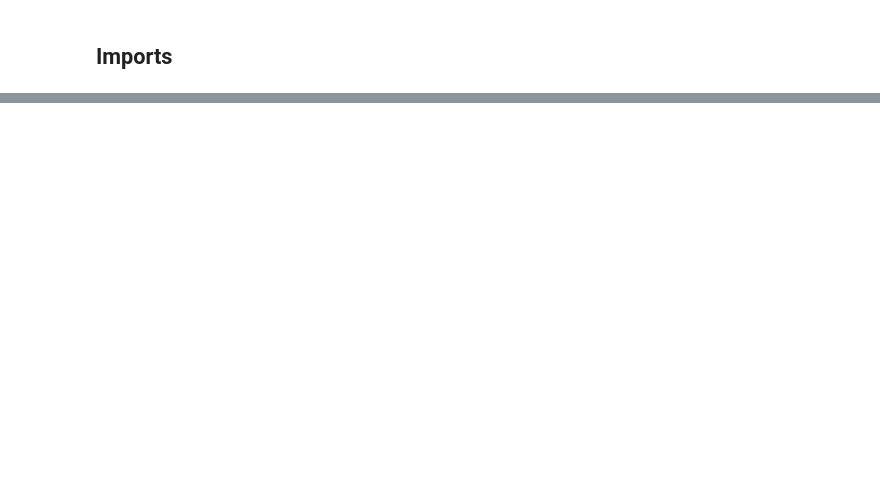
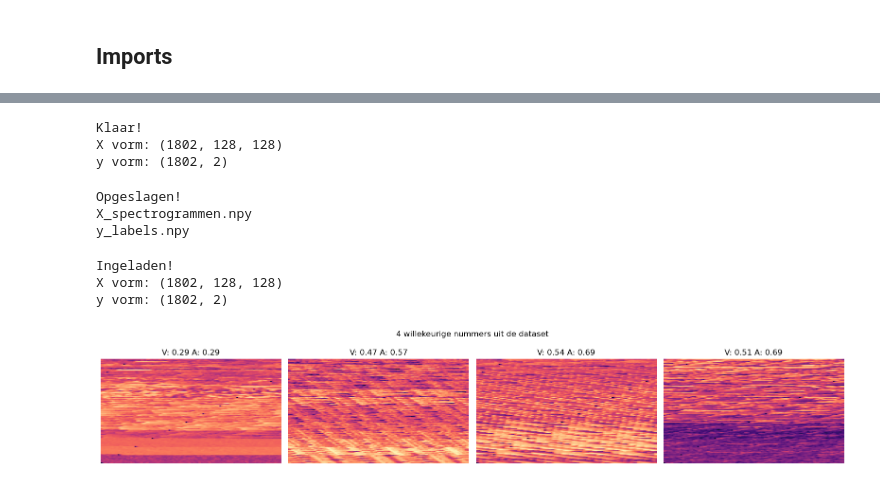
Before and after one commit to NimaGhafar/music_mood, a Jupyter notebook: music_mood.ipynb, the cells around one changed output, grey strips where cells are left out. Saved outputs shown, nothing was run; the diff lists cells and outputs as text; code cells hidden in the pictures; blank space fills up the shorter version.

```diff
--- a/music_mood.ipynb
+++ b/music_mood.ipynb
@@ -51,0 +317,77 @@ Naast de audio en de valence/arousal scores bevat DEAM ook nog:
+# %%
+for _, rij in tqdm(df.iterrows(), total=len(df)):
+    song_id = rij["song_id"]
+    bestand = os.path.join(audio_pad, f"{int(song_id)}.mp3")
+
+    try:
+        # Laad 30 seconden audio
+        y, sr = librosa.load(bestand, duration=30, sr=22050)
+
+        # Maak mel spectrogram
+        mel = librosa.feature.melspectrogram(y=y, sr=sr, n_mels=128)
+        mel_db = librosa.power_to_db(mel, ref=np.max)
+
+        # Schaal naar 128x128
+        mel_resized = np.resize(mel_db, DOEL_VORM)
+
+        # Normaliseer tussen 0 en 1
+        mel_norm = (mel_resized - mel_resized.min()) / (mel_resized.max() - mel_resized.min())
+
+        spectrogrammen.append(mel_norm)
+        labels.append([rij["valence"], rij["arousal"]])
+        gevonden_ids.append(song_id)
+
+    except Exception as e:
+        print(f"Fout bij nummer {song_id}: {e}")
+
+
+# Omzetten naar numpy arrays
+X = np.array(spectrogrammen)  # vorm: (1802, 128, 128)
+y_labels = np.array(labels)   # vorm: (1802, 2)
+
+print(f"\nKlaar!")
+print(f"X vorm: {X.shape}")
+print(f"y vorm: {y_labels.shape}")
+# %% [output]
+Klaar!
+X vorm: (1802, 128, 128)
+y vorm: (1802, 2)
+# %%
+# Oplsaan
+np.save("X_spectrogrammen.npy", X)
+np.save("y_labels.npy", y_labels)
+
+print("Opgeslagen!")
+print("X_spectrogrammen.npy")
+print("y_labels.npy")
+# %% [output]
+Opgeslagen!
+X_spectrogrammen.npy
+y_labels.npy
+# %%
+X = np.load("X_spectrogrammen.npy")
+y_labels = np.load("y_labels.npy")
+
+print("Ingeladen!")
+print(f"X vorm: {X.shape}")
+print(f"y vorm: {y_labels.shape}")
+# %% [output]
+Ingeladen!
+X vorm: (1802, 128, 128)
+y vorm: (1802, 2)
+# %%
+
+# Laat 4 willekeurige nummers zien met hun labels
+fig, axes = plt.subplots(1, 4, figsize=(16, 3))
+
+for i, ax in enumerate(axes):
+    idx = np.random.randint(0, len(X))
+    ax.imshow(X[idx], aspect="auto", origin="lower", cmap="magma")
+    ax.set_title(f"V: {y_labels[idx][0]:.2f} A: {y_labels[idx][1]:.2f}")
+    ax.axis("off")
+
+plt.suptitle("4 willekeurige nummers uit de dataset")
+plt.tight_layout()
+plt.show()
+# %% [output]
+[figure, added]
```
Also changed, not shown: parts of 34 cells of this notebook, 2 other files.
